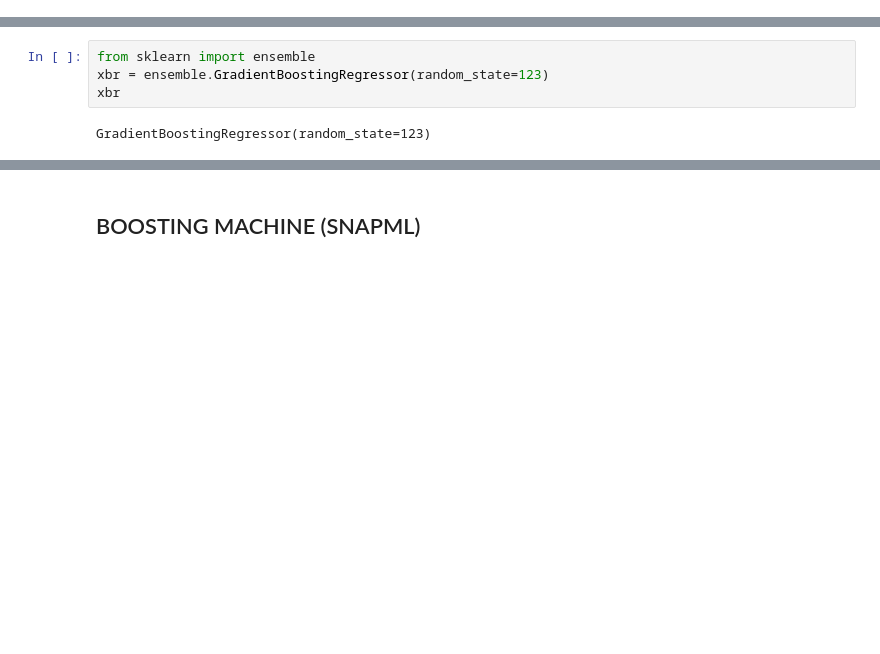
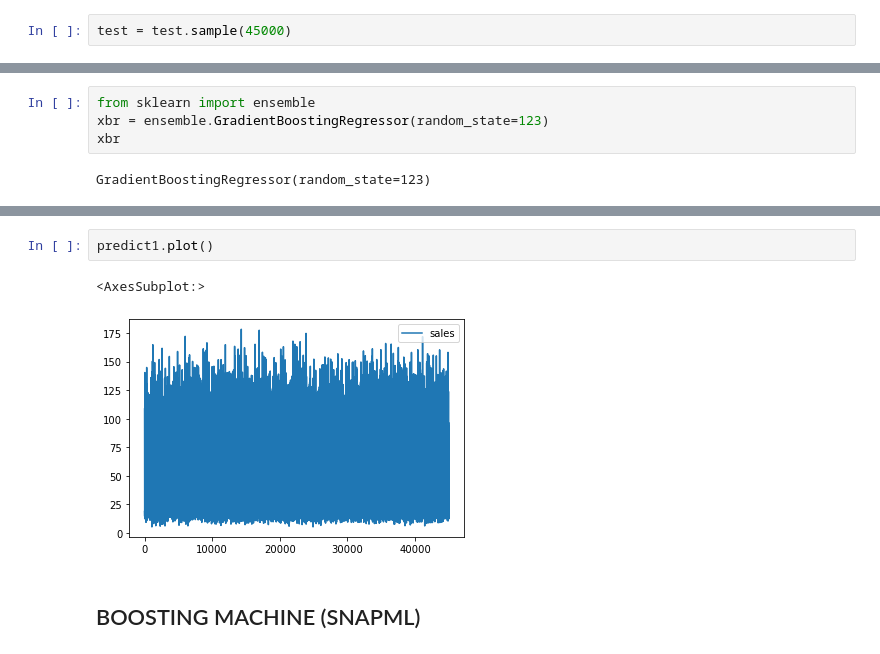
Before and after one commit to sleepo-chin/xgb-test, a Jupyter notebook: train.ipynb, the cells around one changed output, grey strips where cells are left out. Saved outputs shown, nothing was run; the diff lists cells and outputs as text; blank space fills up the shorter version.

```diff
--- a/train.ipynb
+++ b/train.ipynb
@@ -223 +220,3 @@ y.shape
+# %%
+test = test.sample(45000)
 # %%
@@ -260,3 +275,8 @@ Wall time: 565 ms
+# %%
+predict1.plot()
+# %% [output]
+<AxesSubplot:>
+[figure, added]
 # %% [markdown]
 ## BOOSTING MACHINE (SNAPML)
 # %%
```
Also changed, not shown: parts of 18 cells of this notebook, 2 other files.
